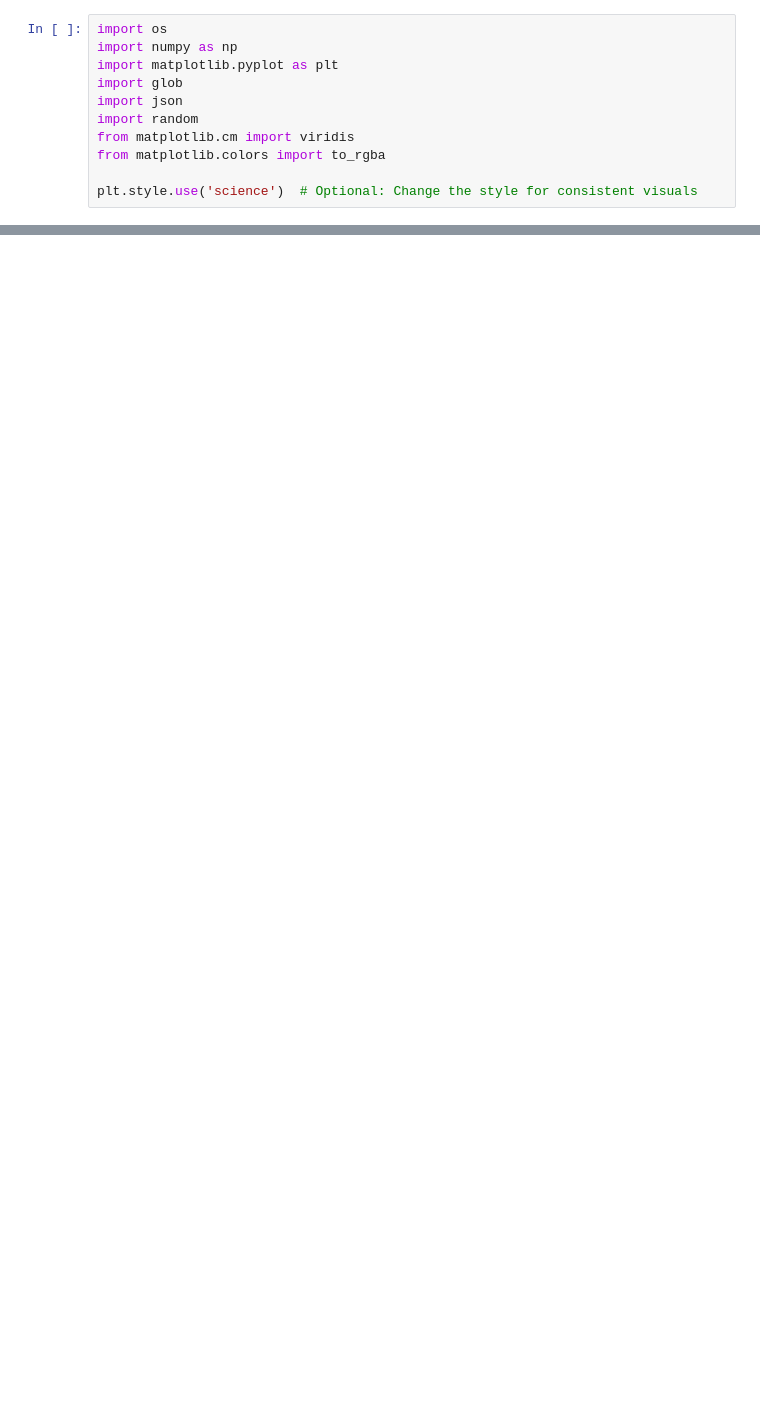
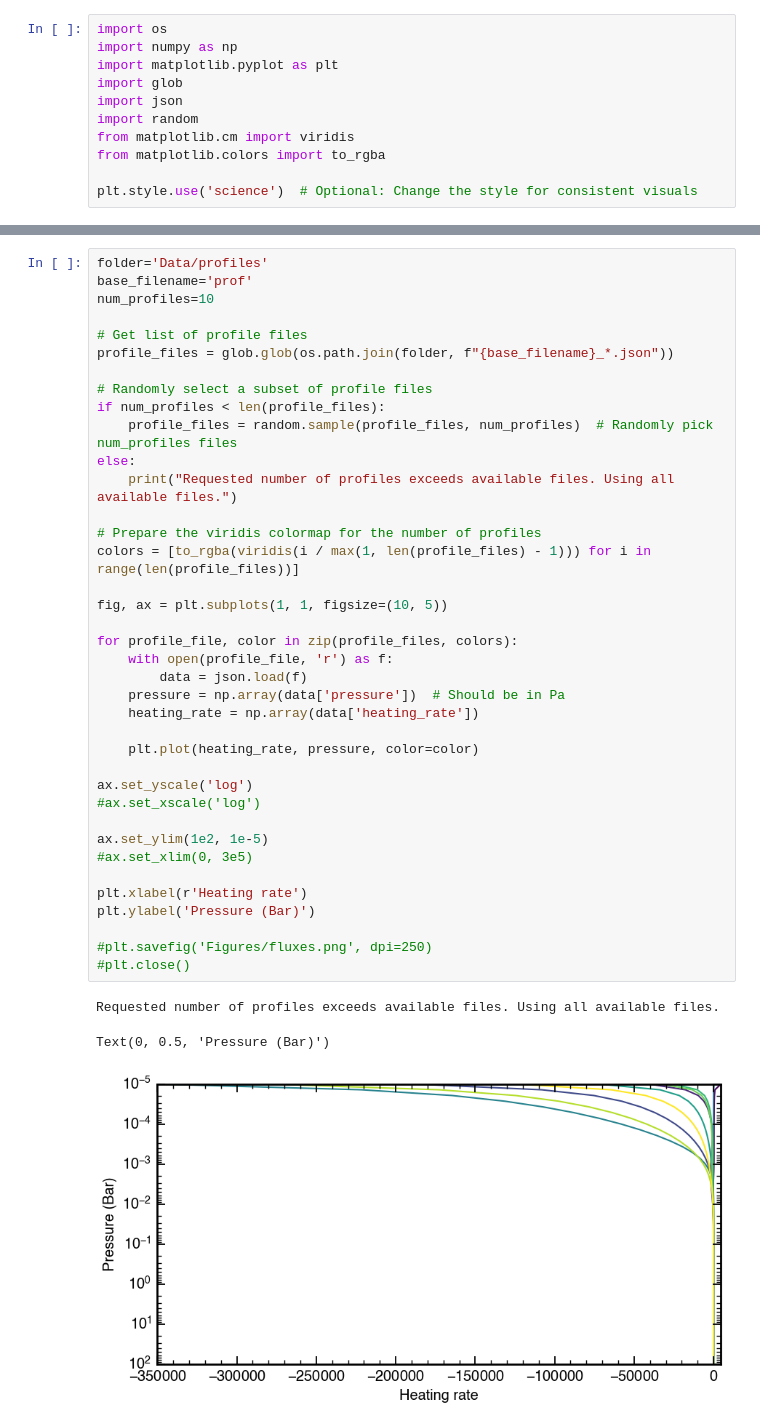
Before and after one commit to imalsky/NN_Profiles, a Jupyter notebook: plot_atm_structure.ipynb, the cells around one changed output, grey strips where cells are left out. Saved outputs shown, nothing was run; the diff lists cells and outputs as text; blank space fills up the shorter version.

```diff
--- a/plot_atm_structure.ipynb
+++ b/plot_atm_structure.ipynb
@@ -87,0 +90,42 @@ Text(0, 0.5, 'Pressure (bar)')
+# %%
+folder='Data/profiles'
+base_filename='prof'
+num_profiles=10
+
+# Get list of profile files
+profile_files = glob.glob(os.path.join(folder, f"{base_filename}_*.json"))
+
+# Randomly select a subset of profile files
+if num_profiles < len(profile_files):
+    profile_files = random.sample(profile_files, num_profiles)  # Randomly pick num_profiles files
+else:
+    print("Requested number of profiles exceeds available files. Using all available files.")
+
+# Prepare the viridis colormap for the number of profiles
+colors = [to_rgba(viridis(i / max(1, len(profile_files) - 1))) for i in range(len(profile_files))]
+
+fig, ax = plt.subplots(1, 1, figsize=(10, 5))
+
+for profile_file, color in zip(profile_files, colors):
+    with open(profile_file, 'r') as f:
+        data = json.load(f)
+    pressure = np.array(data['pressure'])  # Should be in Pa
+    heating_rate = np.array(data['heating_rate'])
+
+    plt.plot(heating_rate, pressure, color=color)
+
+ax.set_yscale('log')
+#ax.set_xscale('log')
+
+ax.set_ylim(1e2, 1e-5)
+#ax.set_xlim(0, 3e5)
+
+plt.xlabel(r'Heating rate')
+plt.ylabel('Pressure (Bar)')
+
+#plt.savefig('Figures/fluxes.png', dpi=250)
+#plt.close()
+# %% [output]
+Requested number of profiles exceeds available files. Using all available files.
+Text(0, 0.5, 'Pressure (Bar)')
+[figure, added]
```
Also changed, not shown: parts of 2 cells of this notebook, 7 other files.
